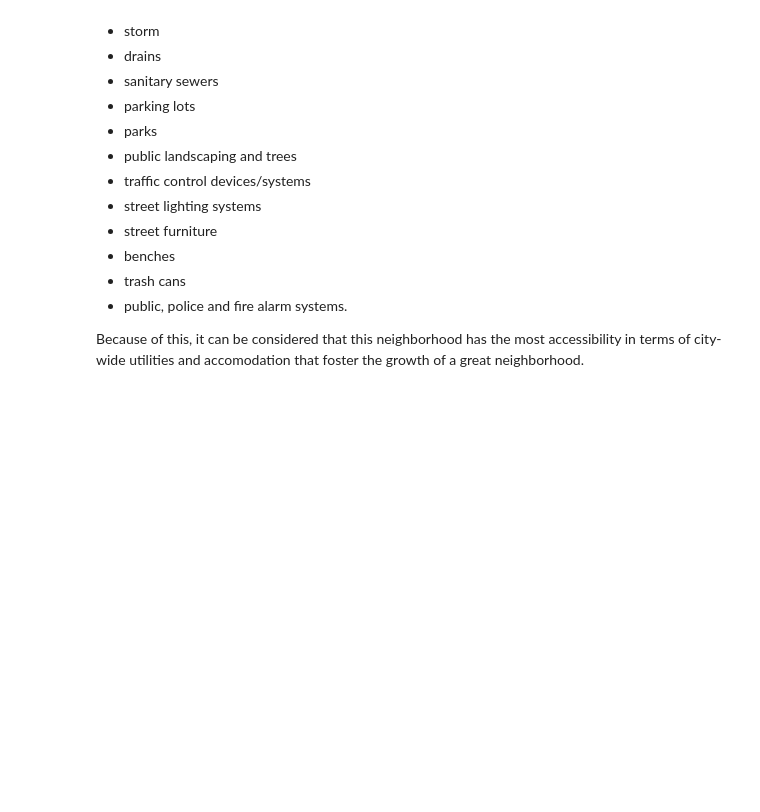
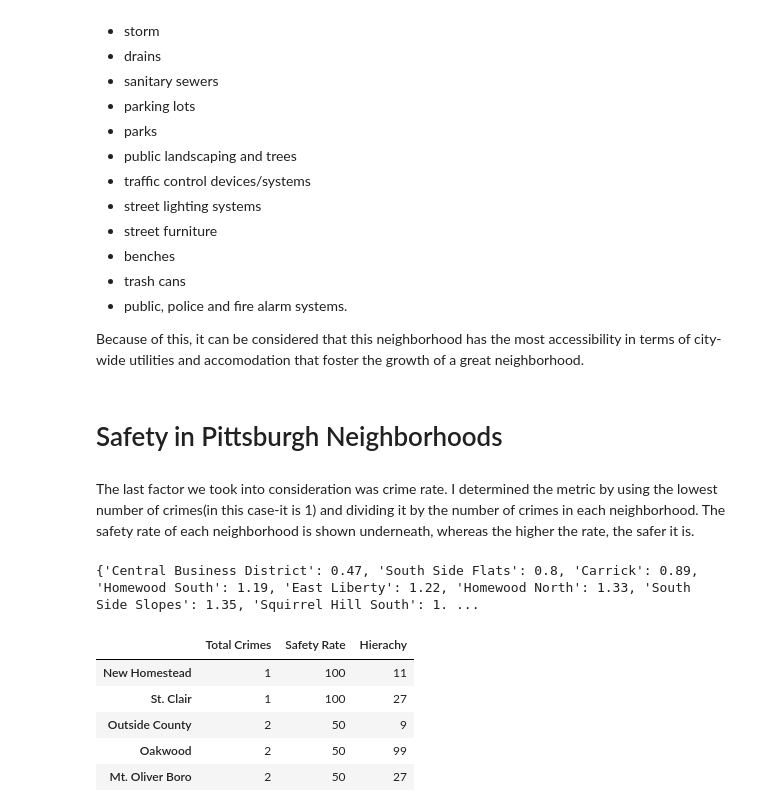
Before and after one commit to Kabi22/Big-Ideas-Final-Project, a Jupyter notebook: Results_Combined.ipynb, the cells around one changed output. Drawn from its saved outputs; the diff is of its cells as text; code cells hidden in the pictures; blank space fills up the shorter version.

Commit message:
results

```diff
--- a/Results_Combined.ipynb
+++ b/Results_Combined.ipynb
@@ -61,3 +61,27 @@ As shown, Highland Park has the most amount of City Facilities which include but
 - public, police and fire alarm systems.
 
 Because of this, it can be considered that this neighborhood has the most accessibility in terms of city-wide utilities and accomodation that foster the growth of a great neighborhood.
+# %% [markdown]
+# Safety in Pittsburgh Neighborhoods #
+# %% [markdown]
+The last factor we took into consideration was crime rate. I determined the metric by using the lowest number of crimes(in this case-it is 1) and dividing it by the number of crimes in each neighborhood. The safety rate of each neighborhood is shown underneath, whereas the higher the rate, the safer it is.
+# %%
+crime_rate_dict = pickle.load(open("crime_rate_results.pk1", "rb"))
+print(crime_rate_dict)
+# %% [output]
+{'Central Business District': 0.47, 'South Side Flats': 0.8, 'Carrick': 0.89, 'Homewood South': 1.19, 'East Liberty': 1.22, 'Homewood North': 1.33, 'South Side Slopes': 1.35, 'Squirrel Hill South': 1. ...
+# %%
+#top 5 safest neighborhoods
+
+crimeRate = {'Total Crimes': ['1', '1', '2', '2', '2'],
+        'Safety Rate': [100, 100, 50, 50, 50],
+        'Hierachy': [11, 27, 9, 99, 27]}
+df = pd.DataFrame(crimeRate, index = ['New Homestead', 'St. Clair', 'Outside County', 'Oakwood', 'Mt. Oliver Boro'])
+df
+# %% [output]
+|  | Total Crimes | Safety Rate | Hierachy |
+| New Homestead | 1 | 100 | 11 |
+| St. Clair | 1 | 100 | 27 |
+| Outside County | 2 | 50 | 9 |
+| Oakwood | 2 | 50 | 99 |
+| Mt. Oliver Boro | 2 | 50 | 27 |
```
Also changed, not shown: parts of 5 cells of this notebook, 2 other files.
